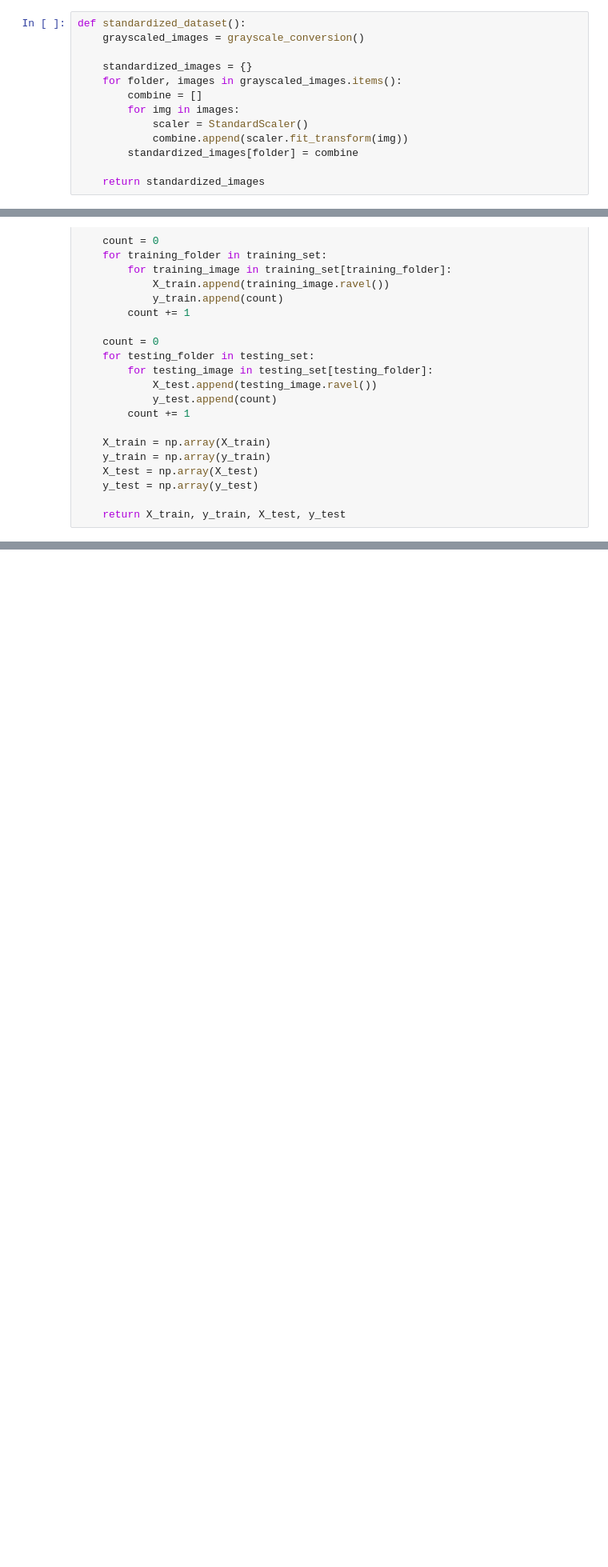
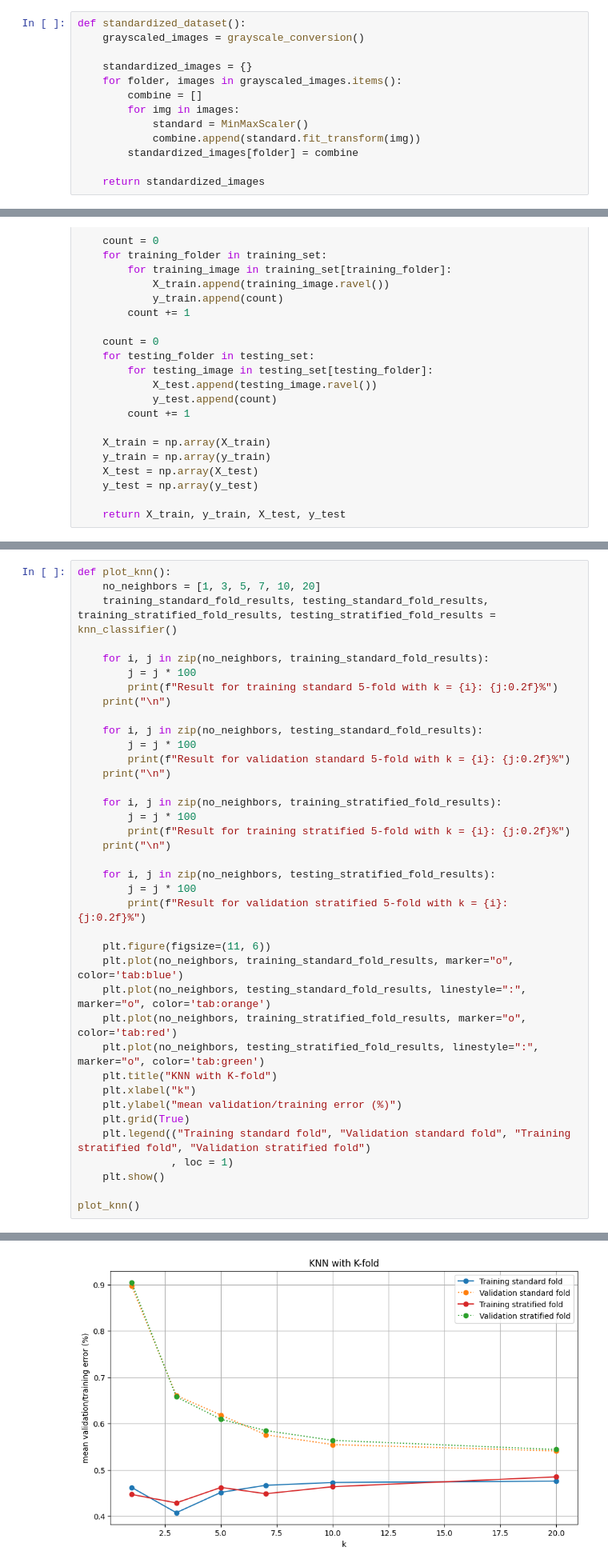
Before and after one commit to million-haileyesus/Data_Mining_I, a Jupyter notebook: DM_Assignment2/programming assignment 2.ipynb, the cells around one changed output, grey strips where cells are left out. Shown at 80% size. Saved outputs shown, nothing was run; the diff lists cells and outputs as text; blank space fills up the shorter version.

```diff
--- a/DM_Assignment2/programming assignment 2.ipynb
+++ b/DM_Assignment2/programming assignment 2.ipynb
@@ -45,8 +45,8 @@ def standardized_dataset():
     for folder, images in grayscaled_images.items():
         combine = []
         for img in images:
-            scaler = StandardScaler()
-            combine.append(scaler.fit_transform(img))
+            standard = MinMaxScaler()
+            combine.append(standard.fit_transform(img))
         standardized_images[folder] = combine
 
     return standardized_images
@@ -271,0 +158,39 @@ ada_boost_classifier()
+# %%
+def plot_knn():
+    no_neighbors = [1, 3, 5, 7, 10, 20]
+    training_standard_fold_results, testing_standard_fold_results, training_stratified_fold_results, testing_stratified_fold_results = knn_classifier()
+
+    for i, j in zip(no_neighbors, training_standard_fold_results):
+        j = j * 100
+        print(f"Result for training standard 5-fold with k = {i}: {j:0.2f}%")
+    print("\n")
+
+    for i, j in zip(no_neighbors, testing_standard_fold_results):
+        j = j * 100
+        print(f"Result for validation standard 5-fold with k = {i}: {j:0.2f}%")
+    print("\n")
+
+    for i, j in zip(no_neighbors, training_stratified_fold_results):
+        j = j * 100
+        print(f"Result for training stratified 5-fold with k = {i}: {j:0.2f}%")
+    print("\n")
+
+    for i, j in zip(no_neighbors, testing_stratified_fold_results):
+        j = j * 100
+        print(f"Result for validation stratified 5-fold with k = {i}: {j:0.2f}%")
+
+    plt.figure(figsize=(11, 6))
+    plt.plot(no_neighbors, training_standard_fold_results, marker="o", color='tab:blue')
+    plt.plot(no_neighbors, testing_standard_fold_results, linestyle=":", marker="o", color='tab:orange')
+    plt.plot(no_neighbors, training_stratified_fold_results, marker="o", color='tab:red')
+    plt.plot(no_neighbors, testing_stratified_fold_results, linestyle=":", marker="o", color='tab:green')
+    plt.title("KNN with K-fold")
+    plt.xlabel("k")
+    plt.ylabel("mean validation/training error (%)")
+    plt.grid(True)
+    plt.legend(("Training standard fold", "Validation standard fold", "Training stratified fold", "Validation stratified fold")
+               , loc = 1)
+    plt.show()
+
+plot_knn()
+# %% [output]
@@ -271,0 +214 @@ ada_boost_classifier()
+[figure, added]
```
Also changed, not shown: parts of 21 cells of this notebook.
